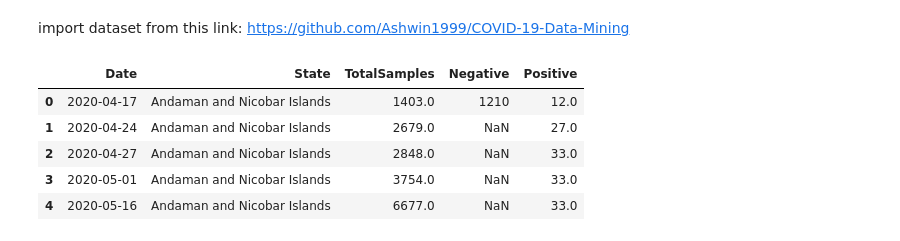
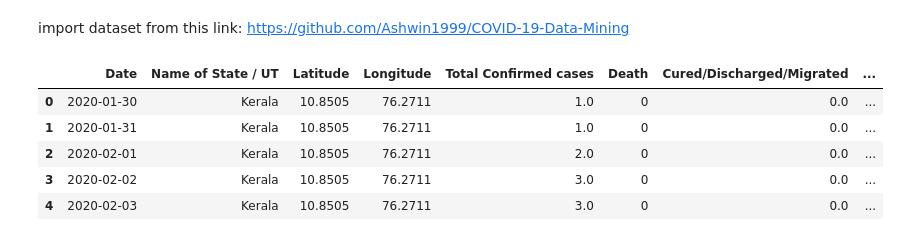
Before and after one commit to acchu99/covid-19-data-mining, a Jupyter notebook: COVID_19_Data_Mining.ipynb, the cells around one changed output. Cells and saved outputs as stored; diff of their text form; code cells hidden in the pictures.

```diff
--- a/COVID_19_Data_Mining.ipynb
+++ b/COVID_19_Data_Mining.ipynb
@@ -6,12 +8,12 @@ import pandas as pd
 # %% [markdown]
 import dataset from this link: https://github.com/Ashwin1999/COVID-19-Data-Mining
 # %%
-testing_india=pd.read_csv('https://raw.githubusercontent.com/Ashwin1999/COVID-19-Data-Mining/master/COVID-Data(India)/StatewiseTestingDetails.csv')
-testing_india.head()
+complete =pd.read_csv("https://raw.githubusercontent.com/Ashwin1999/COVID-19-Data-Mining/master/COVID-DataTimeSeries(India)/complete.csv")
+complete.head()
 # %% [output]
-|  | Date | State | TotalSamples | Negative | Positive |
-| 0 | 2020-04-17 | Andaman and Nicobar Islands | 1403.0 | 1210 | 12.0 |
-| 1 | 2020-04-24 | Andaman and Nicobar Islands | 2679.0 | NaN | 27.0 |
-| 2 | 2020-04-27 | Andaman and Nicobar Islands | 2848.0 | NaN | 33.0 |
-| 3 | 2020-05-01 | Andaman and Nicobar Islands | 3754.0 | NaN | 33.0 |
-| 4 | 2020-05-16 | Andaman and Nicobar Islands | 6677.0 | NaN | 33.0 |
+|  | Date | Name of State / UT | Latitude | Longitude | Total Confirmed cases | Death | Cured/Discharged/Migrated | ... |
+| 0 | 2020-01-30 | Kerala | 10.8505 | 76.2711 | 1.0 | 0 | 0.0 | ... |
+| 1 | 2020-01-31 | Kerala | 10.8505 | 76.2711 | 1.0 | 0 | 0.0 | ... |
+| 2 | 2020-02-01 | Kerala | 10.8505 | 76.2711 | 2.0 | 0 | 0.0 | ... |
+| 3 | 2020-02-02 | Kerala | 10.8505 | 76.2711 | 3.0 | 0 | 0.0 | ... |
+| 4 | 2020-02-03 | Kerala | 10.8505 | 76.2711 | 3.0 | 0 | 0.0 | ... |
```
Also changed, not shown: parts of 6 cells of this notebook.
